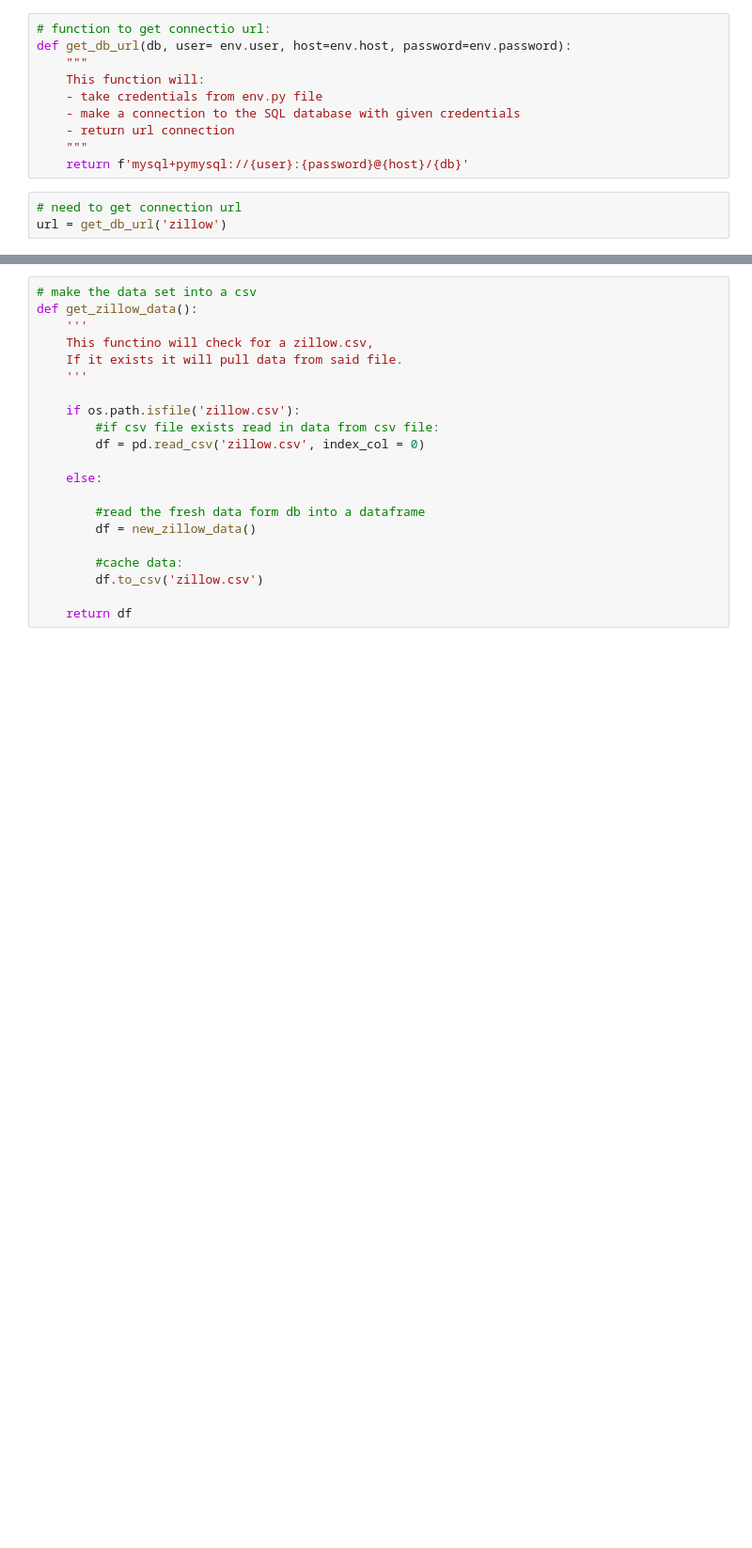
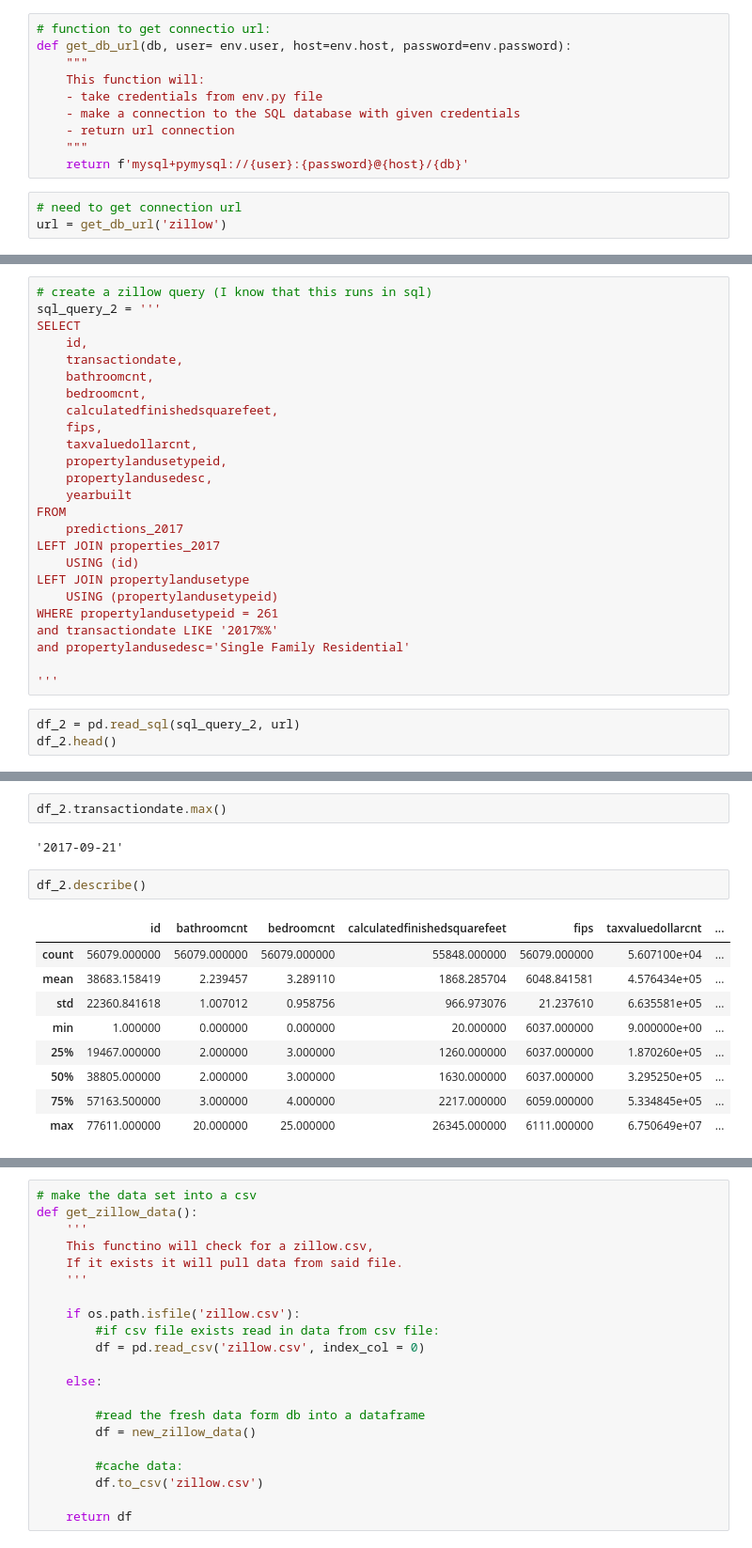
Before and after one commit to NikkideVries/regression-project, a Jupyter notebook: data_acquisition.ipynb, the cells around one changed output, grey strips where cells are left out. Shown at 94% size. Drawn from its saved outputs; the diff is of its cells as text; blank space fills up the shorter version.

```diff
--- a/data_acquisition.ipynb
+++ b/data_acquisition.ipynb
@@ -64,0 +44,28 @@ WHERE propertylandusetypeid = 261
+# %%
+# create a zillow query (I know that this runs in sql)
+sql_query_2 = '''
+SELECT
+    id,
+    transactiondate,
+    bathroomcnt,
+    bedroomcnt,
+    calculatedfinishedsquarefeet,
+    fips,
+    taxvaluedollarcnt,
+    propertylandusetypeid,
+    propertylandusedesc,
+    yearbuilt
+FROM
+    predictions_2017
+LEFT JOIN properties_2017
+    USING (id)
+LEFT JOIN propertylandusetype
+    USING (propertylandusetypeid)
+WHERE propertylandusetypeid = 261
+and transactiondate LIKE '2017%%'
+and propertylandusedesc='Single Family Residential'
+
+'''
+# %%
+df_2 = pd.read_sql(sql_query_2, url)
+df_2.head()
@@ -64,0 +79,16 @@ WHERE propertylandusetypeid = 261
+# %%
+df_2.transactiondate.max()
+# %% [output]
+'2017-09-21'
+# %%
+df_2.describe()
+# %% [output]
+|  | id | bathroomcnt | bedroomcnt | calculatedfinishedsquarefeet | fips | taxvaluedollarcnt | ... |
+| count | 56079.000000 | 56079.000000 | 56079.000000 | 55848.000000 | 56079.000000 | 5.607100e+04 | ... |
+| mean | 38683.158419 | 2.239457 | 3.289110 | 1868.285704 | 6048.841581 | 4.576434e+05 | ... |
+| std | 22360.841618 | 1.007012 | 0.958756 | 966.973076 | 21.237610 | 6.635581e+05 | ... |
+| min | 1.000000 | 0.000000 | 0.000000 | 20.000000 | 6037.000000 | 9.000000e+00 | ... |
+| 25% | 19467.000000 | 2.000000 | 3.000000 | 1260.000000 | 6037.000000 | 1.870260e+05 | ... |
+| 50% | 38805.000000 | 2.000000 | 3.000000 | 1630.000000 | 6037.000000 | 3.295250e+05 | ... |
+| 75% | 57163.500000 | 3.000000 | 4.000000 | 2217.000000 | 6059.000000 | 5.334845e+05 | ... |
+| max | 77611.000000 | 20.000000 | 25.000000 | 26345.000000 | 6111.000000 | 6.750649e+07 | ... |
```
Also changed, not shown: parts of 11 cells of this notebook, 7 other files.
